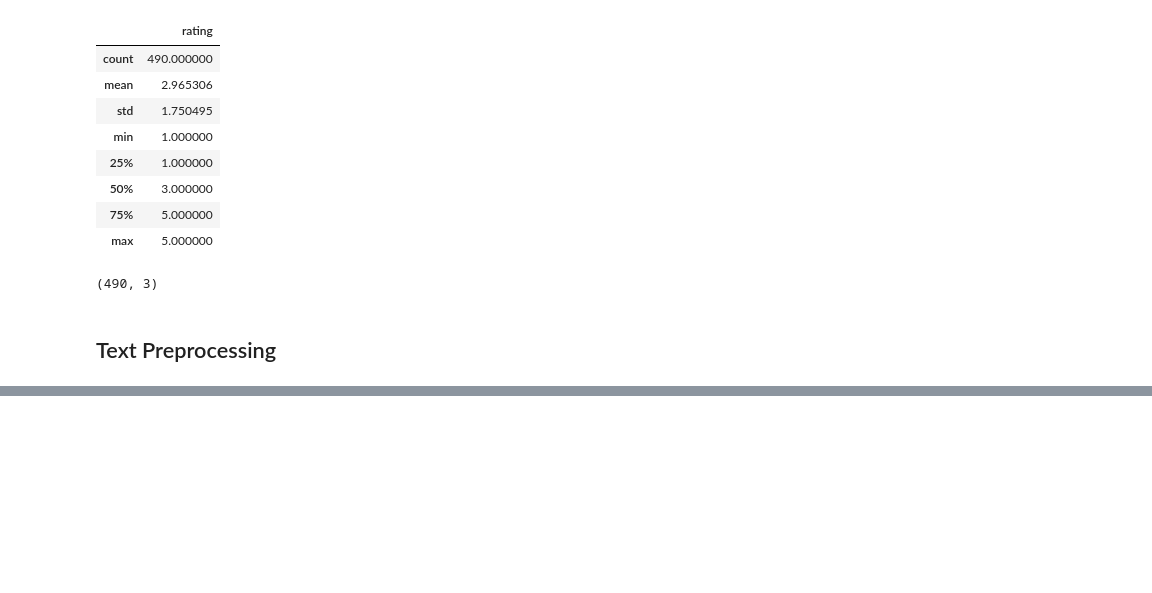
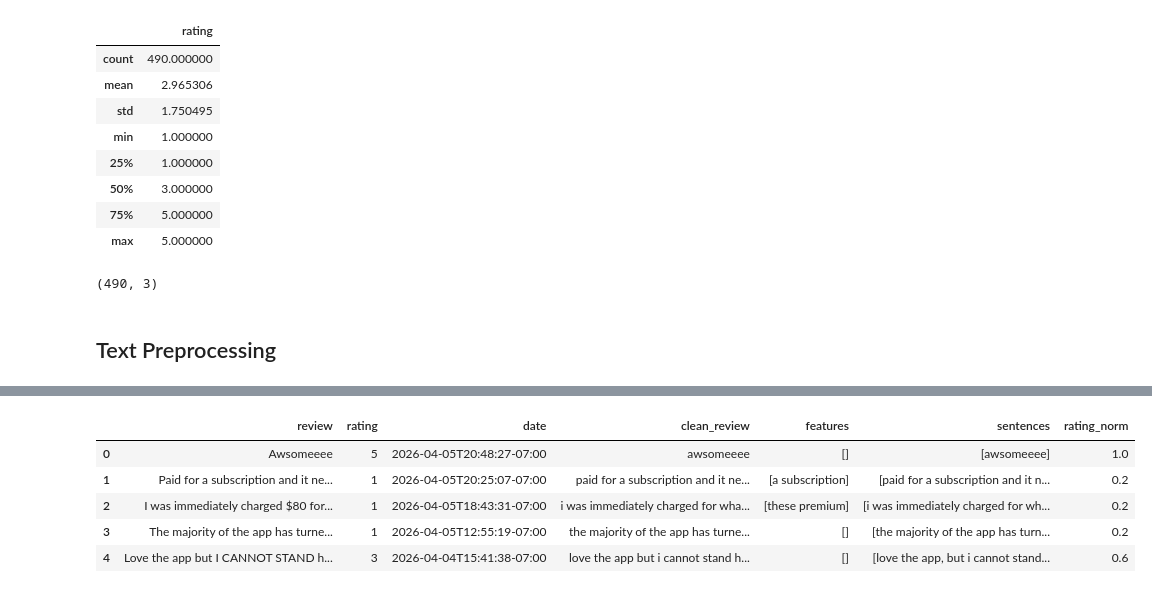
Before and after one commit to geoffreycloud/ios-app-review-insights, a Jupyter notebook: Sentiment_Analysis_FE.ipynb, the cells around one changed output, grey strips where cells are left out. Cells and saved outputs as stored; diff of their text form; code cells hidden in the pictures; blank space fills up the shorter version.

```diff
--- a/Sentiment_Analysis_FE.ipynb
+++ b/Sentiment_Analysis_FE.ipynb
@@ -52,0 +51,54 @@ ModuleNotFoundError: No module named 'urllib3.packages.six.moves'
+# %%
+
+BAD_FEATURES = set([
+    "everything", "something", "anything", "nothing",
+    "people", "person", "someone",
+    "who", "them", "they", "you", "we", "i",
+    "all", "thing", "stuff"
+])
+
+DOMAIN_KEYWORDS = [
+    "gps", "track", "run", "ride", "route",
+    "map", "activity", "workout", "segment",
+    "subscription", "premium", "price",
+    "watch", "garmin", "apple",
+    "sync", "upload", "data"
+]
+
+def is_relevant(feature):
+    return any(k in feature for k in DOMAIN_KEYWORDS)
+
+def extract_features(text):
+    doc = nlp(text)
+    features = set()
+
+    for chunk in doc.noun_chunks:
+        f = chunk.text.lower().strip()
+
+        # basic cleanup
+        if len(f) < 3:
+            continue
+
+        # remove bad features
+        if f in BAD_FEATURES:
+            continue
+        if any(word in BAD_FEATURES for word in f.split()):
+            continue
+
+        # enforce domain relevance
+        if not is_relevant(f):
+            continue
+
+        features.add(f)
+
+    return list(features)
+
+df_reviews["features"] = df_reviews["clean_review"].apply(extract_features)
+df_reviews.head()
+# %% [output]
+|  | review | rating | date | clean_review | features | sentences | rating_norm |
+| 0 | Awsomeeee | 5 | 2026-04-05T20:48:27-07:00 | awsomeeee | [] | [awsomeeee] | 1.0 |
+| 1 | Paid for a subscription and it ne... | 1 | 2026-04-05T20:25:07-07:00 | paid for a subscription and it ne... | [a subscription] | [paid for a subscription and it n... | 0.2 |
+| 2 | I was immediately charged $80 for... | 1 | 2026-04-05T18:43:31-07:00 | i was immediately charged for wha... | [these premium] | [i was immediately charged for wh... | 0.2 |
+| 3 | The majority of the app has turne... | 1 | 2026-04-05T12:55:19-07:00 | the majority of the app has turne... | [] | [the majority of the app has turn... | 0.2 |
+| 4 | Love the app but I CANNOT STAND h... | 3 | 2026-04-04T15:41:38-07:00 | love the app but i cannot stand h... | [] | [love the app, but i cannot stand... | 0.6 |
```
Also changed, not shown: parts of 11 cells of this notebook.
